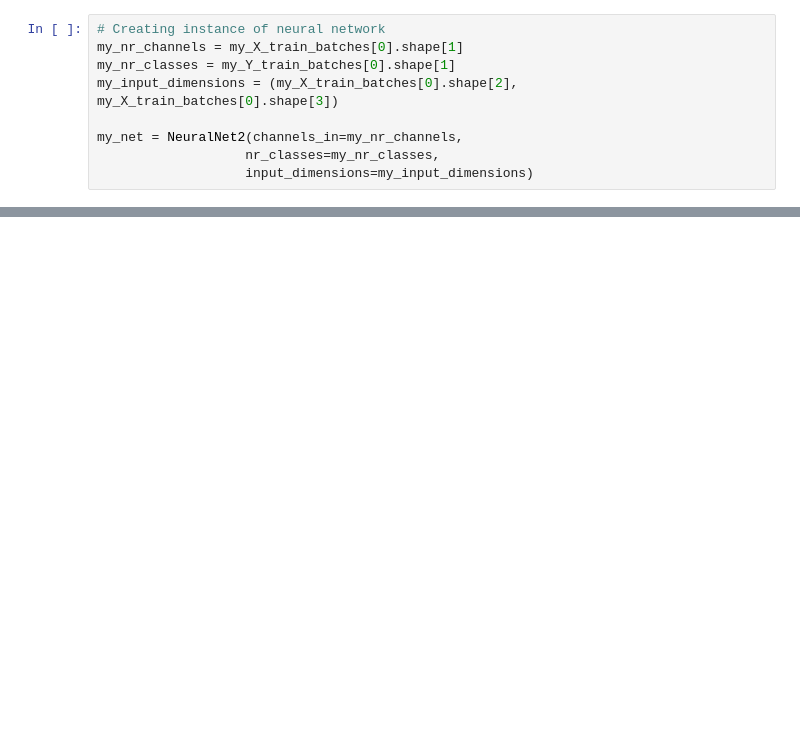
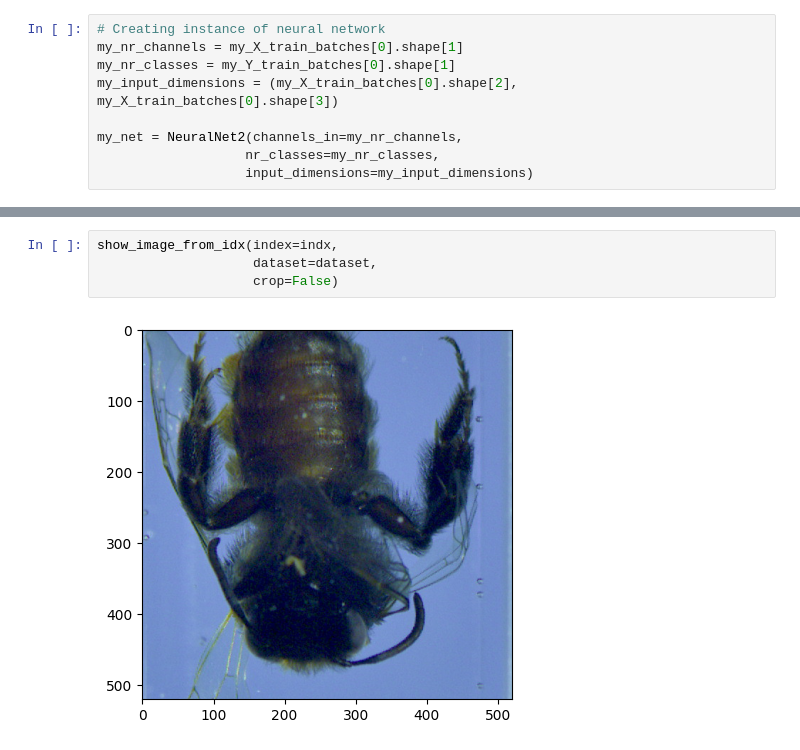
Before and after one commit to seba2390/DeepLearning2022, a Jupyter notebook: Aflevering 1/main.ipynb, the cells around one changed output, grey strips where cells are left out. Cells and saved outputs as stored; diff of their text form; blank space fills up the shorter version.

```diff
--- a/Aflevering 1/main.ipynb
+++ b/Aflevering 1/main.ipynb
@@ -854,0 +103,6 @@ test_model(my_net,prepped_data,3)
+# %%
+show_image_from_idx(index=indx,
+                    dataset=dataset,
+                    crop=False)
+# %% [output]
+[figure, added]
```
Also changed, not shown: parts of 12 cells of this notebook, 4 other files.
